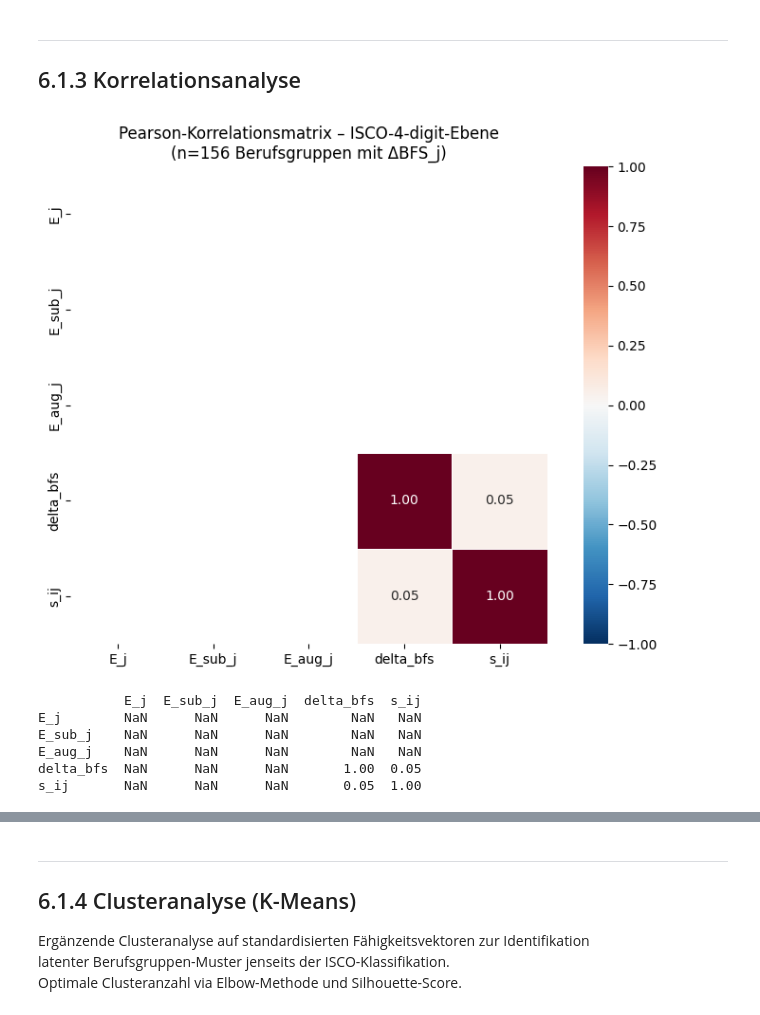
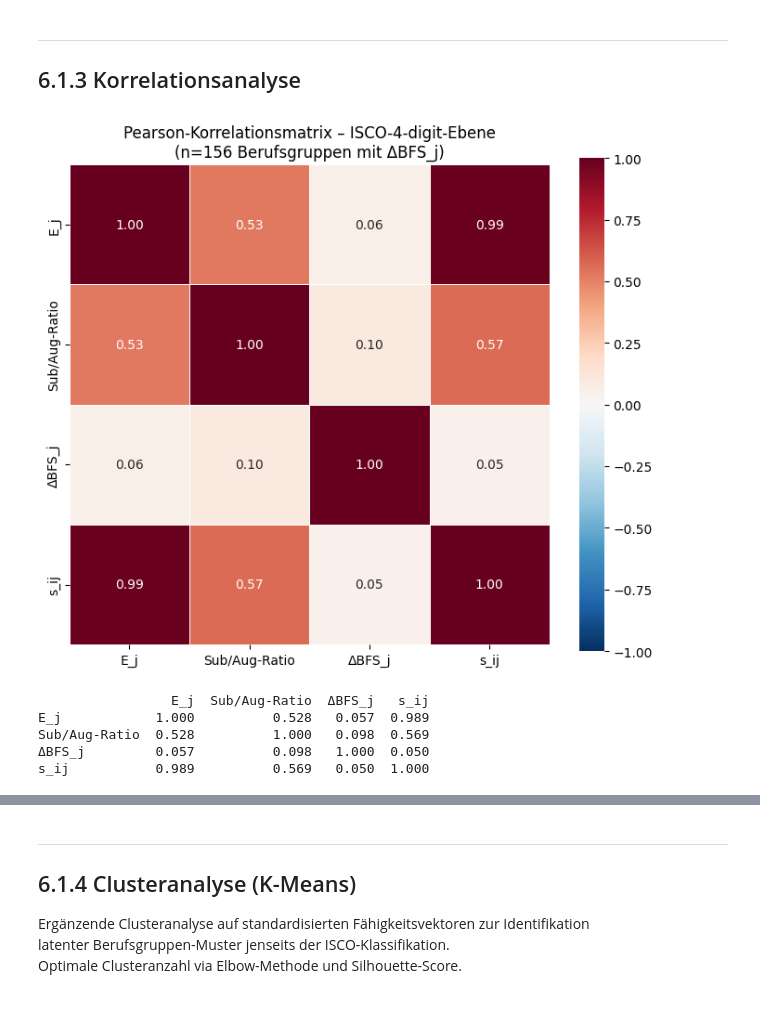
Before and after one commit to nojimayu/Master_Thesis, a Jupyter notebook: notebooks/03_eda.ipynb, the cells around one changed output, grey strips where cells are left out. Cells and saved outputs as stored; diff of their text form; code cells hidden in the pictures.

```diff
--- a/notebooks/03_eda.ipynb
+++ b/notebooks/03_eda.ipynb
@@ -229,34 +229,46 @@ Abbildung gespeichert → output/EDA/6_1_exposure_distribution.png ✓
 ## 6.1.3 Korrelationsanalyse
 # %%
 # ── Korrelationsmatrix auf ISCO-Ebene ─────────────────────────────────────
-# Auf ISCO-4-digit-Ebene, da delta_bfs nur dort sinnvoll
-corr_df   = final_isco_bfs[["E_j_mean", "E_sub_mean", "E_aug_mean", "delta_bfs", "s_ij_mean"]].copy()
-corr_df.columns = ["E_j", "E_sub_j", "E_aug_j", "delta_bfs", "s_ij"]
+# Sub/Aug-Ratio als eigenständige Variable statt E_sub_j und E_aug_j separat
+# (E_j, E_sub_j, E_aug_j sind r≈1.0 korreliert → keine eigenständige Info)
+
+final_isco_bfs["E_ratio"] = (
+    final_isco_bfs["E_sub_mean"] /
+    (final_isco_bfs["E_aug_mean"] + 1e-9)
+)
+
+corr_df = final_isco_bfs[[
+    "E_j_mean",   # Gesamtexposure
+    "E_ratio",    # Substitution/Augmentation-Verhältnis
+    "delta_bfs",  # Beschäftigungsveränderung
+    "s_ij_mean",  # Skill-Overlap
+]].copy()
+corr_df.columns = ["E_j", "Sub/Aug-Ratio", "ΔBFS_j", "s_ij"]
+
 corr_matrix = corr_df.corr(method="pearson")
 
-fig, ax = plt.subplots(figsize=(8, 6))
+fig, ax = plt.subplots(figsize=(7, 6))
 sns.heatmap(
     corr_matrix, annot=True, fmt=".2f", cmap="RdBu_r",
     center=0, vmin=-1, vmax=1,
     square=True, linewidths=0.5, ax=ax
 )
 ax.set_title(
     f"Pearson-Korrelationsmatrix – ISCO-4-digit-Ebene\n"
     f"(n={len(final_isco_bfs)} Berufsgruppen mit ΔBFS_j)",
     fontsize=12
 )
 plt.tight_layout()
 plt.savefig(FIGURES / "6_1_correlation_matrix.png", dpi=150, bbox_inches="tight")
 plt.show()
 print(corr_matrix.round(3).to_string())
 # %% [output]
-[figure, old version]
+[figure, new version]
-           E_j  E_sub_j  E_aug_j  delta_bfs  s_ij
-E_j        NaN      NaN      NaN        NaN   NaN
-E_sub_j    NaN      NaN      NaN        NaN   NaN
-E_aug_j    NaN      NaN      NaN        NaN   NaN
-delta_bfs  NaN      NaN      NaN       1.00  0.05
-s_ij       NaN      NaN      NaN       0.05  1.00
+                 E_j  Sub/Aug-Ratio  ΔBFS_j   s_ij
+E_j            1.000          0.528   0.057  0.989
+Sub/Aug-Ratio  0.528          1.000   0.098  0.569
+ΔBFS_j         0.057          0.098   1.000  0.050
+s_ij           0.989          0.569   0.050  1.000
 # %%
 from scipy import stats as sp_stats
 
```
Also changed, not shown: parts of 6 cells of this notebook, 19 other files.
